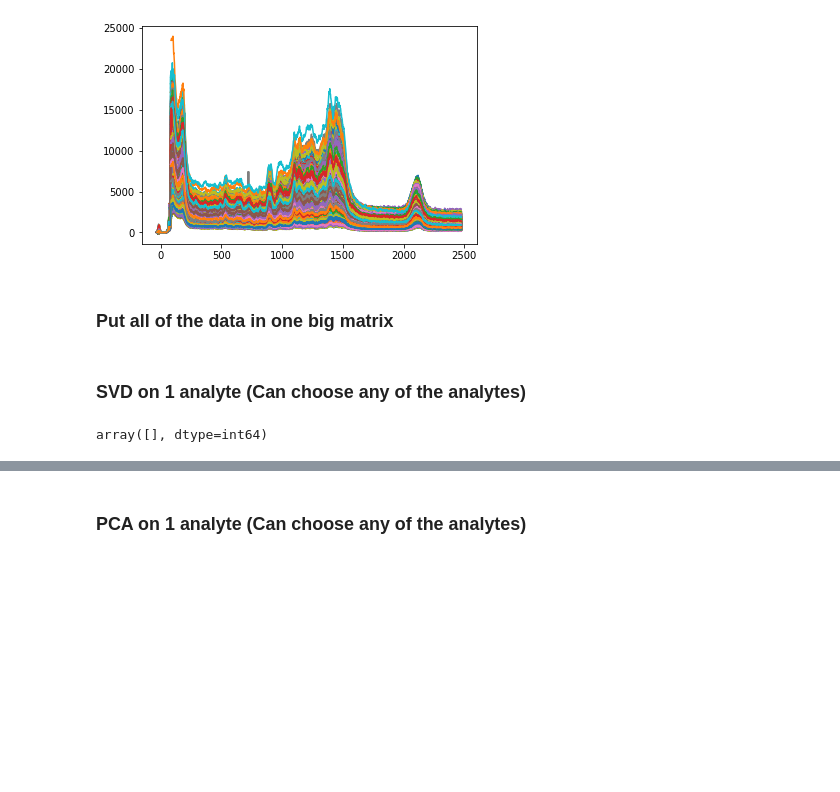
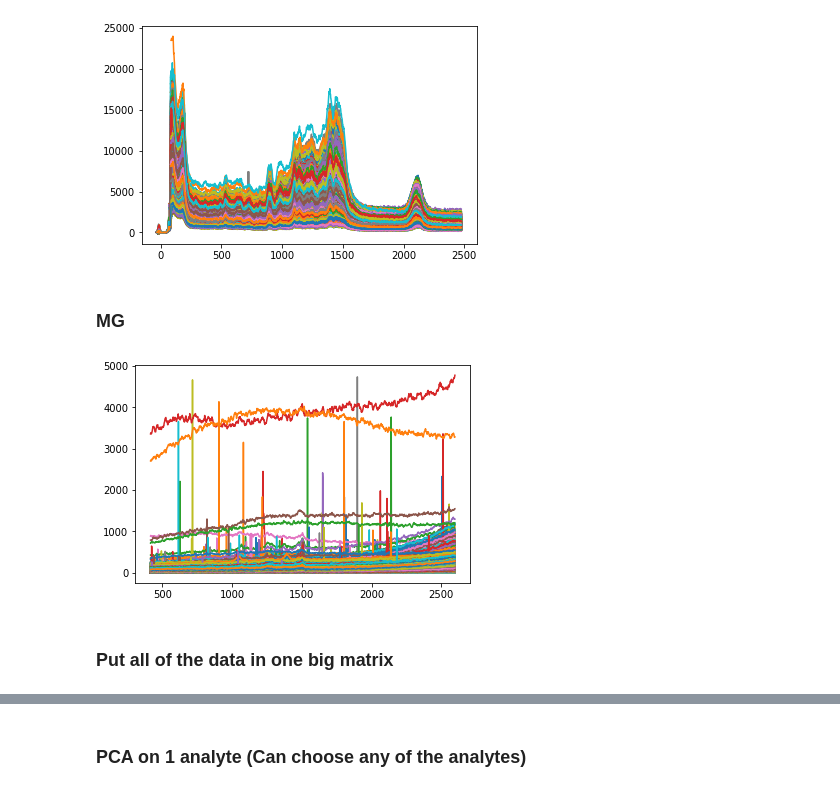
Before and after one commit to anva-kn/Raman, a Jupyter notebook: pytorch_classification.ipynb, the cells around one changed output, grey strips where cells are left out. Drawn from its saved outputs; the diff is of its cells as text; code cells hidden in the pictures; blank space fills up the shorter version.

```diff
--- a/pytorch_classification.ipynb
+++ b/pytorch_classification.ipynb
@@ -254,18 +322,42 @@ plt.show()
 # %% [markdown]
 ### 1 + 2 + 4
 # %%
-car_thia_aceta_collected_preprocessed = np.zeros((3072, 1600))
-car_thia_aceta_collected_preprocessed[0:1024] = rpd.remove_cosmic_rays(car_thia_aceta_batch1_3min_mapping, 7)
-car_thia_aceta_collected_preprocessed[1024:2048] = rpd.remove_cosmic_rays(car_thia_aceta_batch2_3min_mapping, 7)
-car_thia_aceta_collected_preprocessed[2048:] = rpd.remove_cosmic_rays(car_thia_aceta_batch3_3min_mapping, 7)
+car_thia_aceta_collected_preprocessed = np.zeros((3072, 1430))
+car_thia_aceta_collected_preprocessed[0:1024] = car_thia_aceta_batch1_3min_mapping[:, 170:]
+car_thia_aceta_collected_preprocessed[1024:2048] = car_thia_aceta_batch2_3min_mapping[:, 170:]
+car_thia_aceta_collected_preprocessed[2048:] = car_thia_aceta_batch3_3min_mapping[:, 170:]
 # %%
-car_thia_aceta_collected_preprocessed = rpd.remove_cosmic_rays(car_thia_aceta_collected_preprocessed, 10)
+car_thia_aceta_collected_preprocessed = rpd.remove_cosmic_rays(car_thia_aceta_collected_preprocessed, 7)
 # %%
 for i in range(len(car_thia_aceta_collected_preprocessed)):
     plt.plot(f_sup, car_thia_aceta_collected_preprocessed[i])
 plt.show()
 # %% [output]
 [figure]
+# %% [markdown]
+### MG
+# %%
+mg_all_cntr = np.zeros((25572, 1430))
+mg_all_cntr[0:2500] = mg_15000ppb_1[:, 170:]
+mg_all_cntr[2500:5000] = mg_15000ppb_2[:, 170:]
+mg_all_cntr[5000:7500] = mg_15000ppb_3[:, 170:]
+mg_all_cntr[7500:10000] = mg_15000ppb_4[:, 170:]
+mg_all_cntr[10000:12500] = mg_1500ppb_1[:, 170:]
+mg_all_cntr[12500:15000] = mg_1500ppb_2[:, 170:]
+mg_all_cntr[15000:17500] = mg_1500ppb_3[:, 170:]
+mg_all_cntr[17500:20000] = mg_1500ppb_4[:, 170:]
+mg_all_cntr[20000:22500] = mg_150ppb_1[:, 170:]
+mg_all_cntr[22500:23524] = mg_150ppb_2[:, 170:]
+mg_all_cntr[23524:24548] = mg_150ppb_3[:, 170:]
+mg_all_cntr[24548:] = mg_150ppb_4[:, 170:]
+# %%
+mg_all_cntr = rpd.remove_cosmic_rays(mg_all_cntr, 10)
+# %%
+for i in range(len(mg_all_cntr)):
+    plt.plot(f_sup[170:], mg_all_cntr[i])
+plt.show()
+# %% [output]
+[figure, added]
 # %% [markdown]
 ### Put all of the data in one big matrix
 # %%
@@ -280,6 +372,0 @@ spectra_dataset[44668:] = car_thia_aceta_collected_preprocessed
-# %% [markdown]
-### SVD on 1 analyte (Can choose any of the analytes)
-# %%
- np.where(~car_collected_preprocessed.any(axis=1))[0]
-# %% [output]
-array([], dtype=int64)
```
Also changed, not shown: parts of 104 cells of this notebook, 4 other files.
